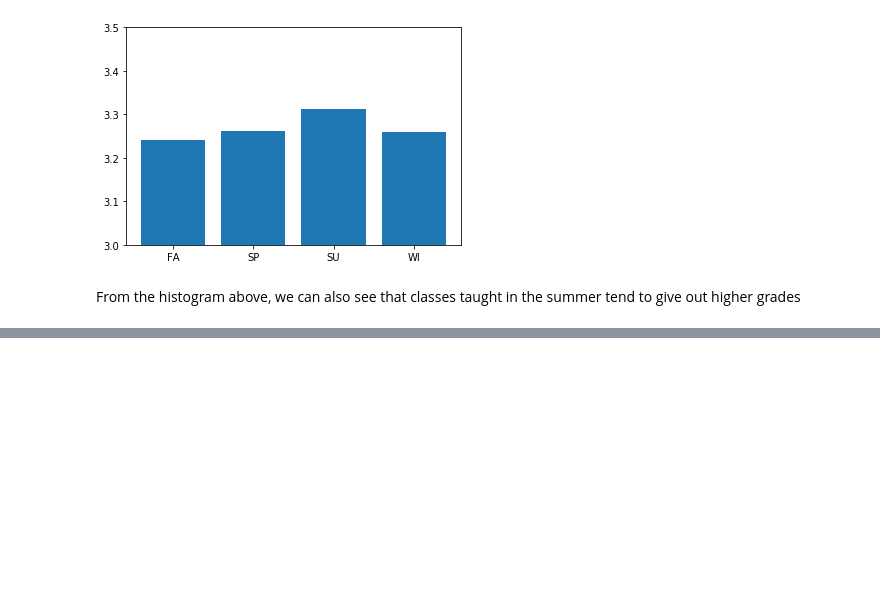
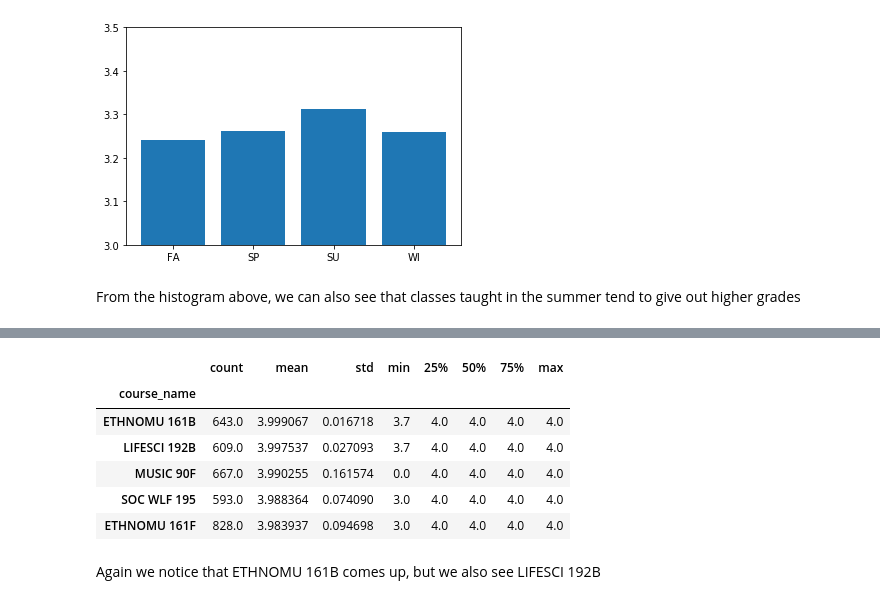
Before and after one commit to kaizersaber/stats131, a Jupyter notebook: Project.ipynb, the cells around one changed output, grey strips where cells are left out. Cells and saved outputs as stored; diff of their text form; code cells hidden in the pictures; blank space fills up the shorter version.

```diff
--- a/Project.ipynb
+++ b/Project.ipynb
@@ -200,0 +282,14 @@ From the histogram above, we can also see that classes taught in the summer tend
+# %%
+byCourse = lgdata.groupby('course_name')[gradecols].sum().apply(summstats, axis = 1)
+# %%
+byCourse[byCourse['count'] > 500].sort_values('mean', ascending = False).head()
+# %% [output]
+|  | count | mean | std | min | 25% | 50% | 75% | max |
+| course_name |  |  |  |  |  |  |  |  |
+| ETHNOMU 161B | 643.0 | 3.999067 | 0.016718 | 3.7 | 4.0 | 4.0 | 4.0 | 4.0 |
+| LIFESCI 192B | 609.0 | 3.997537 | 0.027093 | 3.7 | 4.0 | 4.0 | 4.0 | 4.0 |
+| MUSIC 90F | 667.0 | 3.990255 | 0.161574 | 0.0 | 4.0 | 4.0 | 4.0 | 4.0 |
+| SOC WLF 195 | 593.0 | 3.988364 | 0.074090 | 3.0 | 4.0 | 4.0 | 4.0 | 4.0 |
+| ETHNOMU 161F | 828.0 | 3.983937 | 0.094698 | 3.0 | 4.0 | 4.0 | 4.0 | 4.0 |
+# %% [markdown]
+Again we notice that ETHNOMU 161B comes up, but we also see LIFESCI 192B
```
Also changed, not shown: parts of 14 cells of this notebook, 1 other file.
